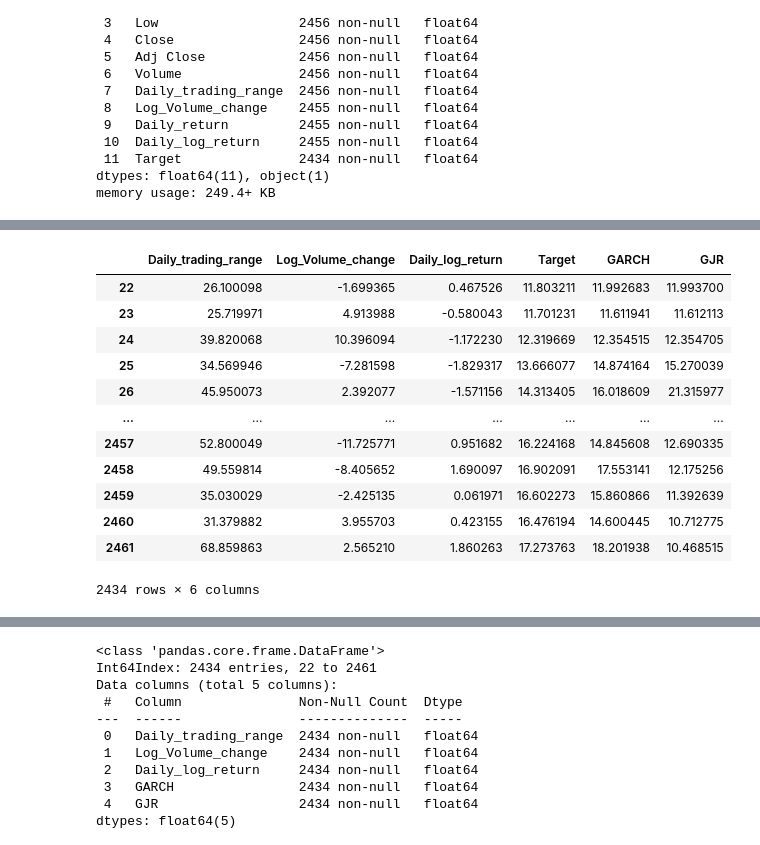
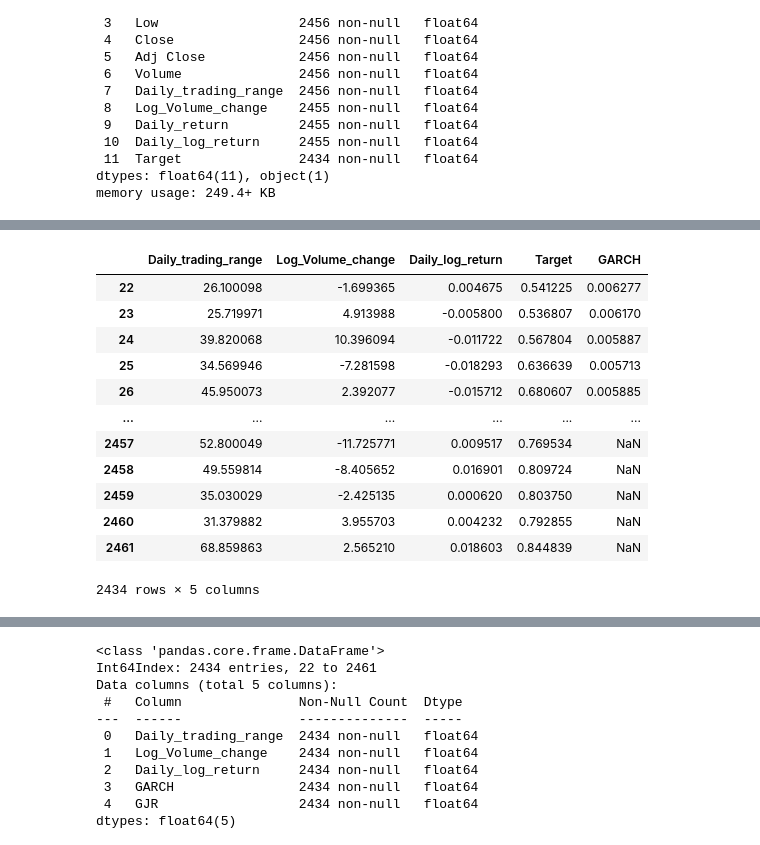
Before and after one commit to eddie8615/cs_project, a Jupyter notebook: hybrid_lstm.ipynb, the cells around one changed output, grey strips where cells are left out. Drawn from its saved outputs; the diff is of its cells as text; code cells hidden in the pictures.

```diff
--- a/hybrid_lstm.ipynb
+++ b/hybrid_lstm.ipynb
@@ -62,0 +63,4 @@ memory usage: 95.1 KB
+# %%
+length = int(len(trainingData)*0.8)
+train = trainingData[:length]
+test = trainingData[length:]
@@ -63,7 +69,7 @@ memory usage: 95.1 KB
 # %%
-log_return = data[['Daily_log_return']]
+log_return = train[['Daily_log_return']]
 log_return = log_return.dropna()
-gm = arch_model(log_return, p=1,q=1)
+gm = arch_model(log_return*100, p=1,q=1)
 # %%
 gm_res = gm.fit()
 # %% [output]
@@ -91,14 +101,22 @@ plt.show()
 # %%
-pred = {}
+pred = []
 res = gm.fit(last_obs=22, disp='off')
 temp = res.forecast(horizon=1).variance
+
+# temp.values[-1,:][0]
+# temp.iloc[21]
 # %%
 window = 22
-for i in range(window, len(log_return)+1):
-    res = gm.fit(last_obs=i, disp='off')
-    temp = res.forecast(horizon=1).variance * (252 **0.5)
-    fcast = temp.iloc[i-1]
-    pred[fcast.name] = fcast
+test_size = len(test)
+for i in range(test_size):
+    train = log_return[:-(test_size-i)]
+    model = arch_model(train*100, p=1,q=1)
+    model_fit = model.fit(disp='off')
+    fcast = model_fit.forecast(horizon=1)
+    # res = gm.fit(first_obs=i-window,last_obs=i, disp='off')
+    # temp = res.forecast(horizon=1).variance.apply(np.sqrt)*0.01*np.sqrt(252)
+    # fcast = temp.iloc[i-1]
+    pred.append(np.sqrt(fcast.variance.values[-1,:][0]))
 # %%
 e_pred={}
 # %%
@@ -132,19 +147,19 @@ print(pd.DataFrame(pred).T)
 # %%
-trainingData['GARCH'] = pd.DataFrame(pred).T
-trainingData['GJR'] = pd.DataFrame(e_pred).T
+trainingData['GARCH'] = pd.DataFrame(pred)
+# trainingData['GJR'] = pd.DataFrame(e_pred).T
 trainingData
 # %% [output]
-|  | Daily_trading_range | Log_Volume_change | Daily_log_return | Target | GARCH | GJR |
-| 22 | 26.100098 | -1.699365 | 0.467526 | 11.803211 | 11.992683 | 11.993700 |
-| 23 | 25.719971 | 4.913988 | -0.580043 | 11.701231 | 11.611941 | 11.612113 |
-| 24 | 39.820068 | 10.396094 | -1.172230 | 12.319669 | 12.354515 | 12.354705 |
-| 25 | 34.569946 | -7.281598 | -1.829317 | 13.666077 | 14.874164 | 15.270039 |
-| 26 | 45.950073 | 2.392077 | -1.571156 | 14.313405 | 16.018609 | 21.315977 |
-| ... | ... | ... | ... | ... | ... | ... |
-| 2457 | 52.800049 | -11.725771 | 0.951682 | 16.224168 | 14.845608 | 12.690335 |
-| 2458 | 49.559814 | -8.405652 | 1.690097 | 16.902091 | 17.553141 | 12.175256 |
-| 2459 | 35.030029 | -2.425135 | 0.061971 | 16.602273 | 15.860866 | 11.392639 |
-| 2460 | 31.379882 | 3.955703 | 0.423155 | 16.476194 | 14.600445 | 10.712775 |
-| 2461 | 68.859863 | 2.565210 | 1.860263 | 17.273763 | 18.201938 | 10.468515 |
+|  | Daily_trading_range | Log_Volume_change | Daily_log_return | Target | GARCH |
+| 22 | 26.100098 | -1.699365 | 0.004675 | 0.541225 | 0.006277 |
+| 23 | 25.719971 | 4.913988 | -0.005800 | 0.536807 | 0.006170 |
+| 24 | 39.820068 | 10.396094 | -0.011722 | 0.567804 | 0.005887 |
+| 25 | 34.569946 | -7.281598 | -0.018293 | 0.636639 | 0.005713 |
+| 26 | 45.950073 | 2.392077 | -0.015712 | 0.680607 | 0.005885 |
+| ... | ... | ... | ... | ... | ... |
+| 2457 | 52.800049 | -11.725771 | 0.009517 | 0.769534 | NaN |
+| 2458 | 49.559814 | -8.405652 | 0.016901 | 0.809724 | NaN |
+| 2459 | 35.030029 | -2.425135 | 0.000620 | 0.803750 | NaN |
+| 2460 | 31.379882 | 3.955703 | 0.004232 | 0.792855 | NaN |
+| 2461 | 68.859863 | 2.565210 | 0.018603 | 0.844839 | NaN |
-2434 rows × 6 columns
+2434 rows × 5 columns
 # %%
```
Also changed, not shown: parts of 6 cells of this notebook, 5 other files.
